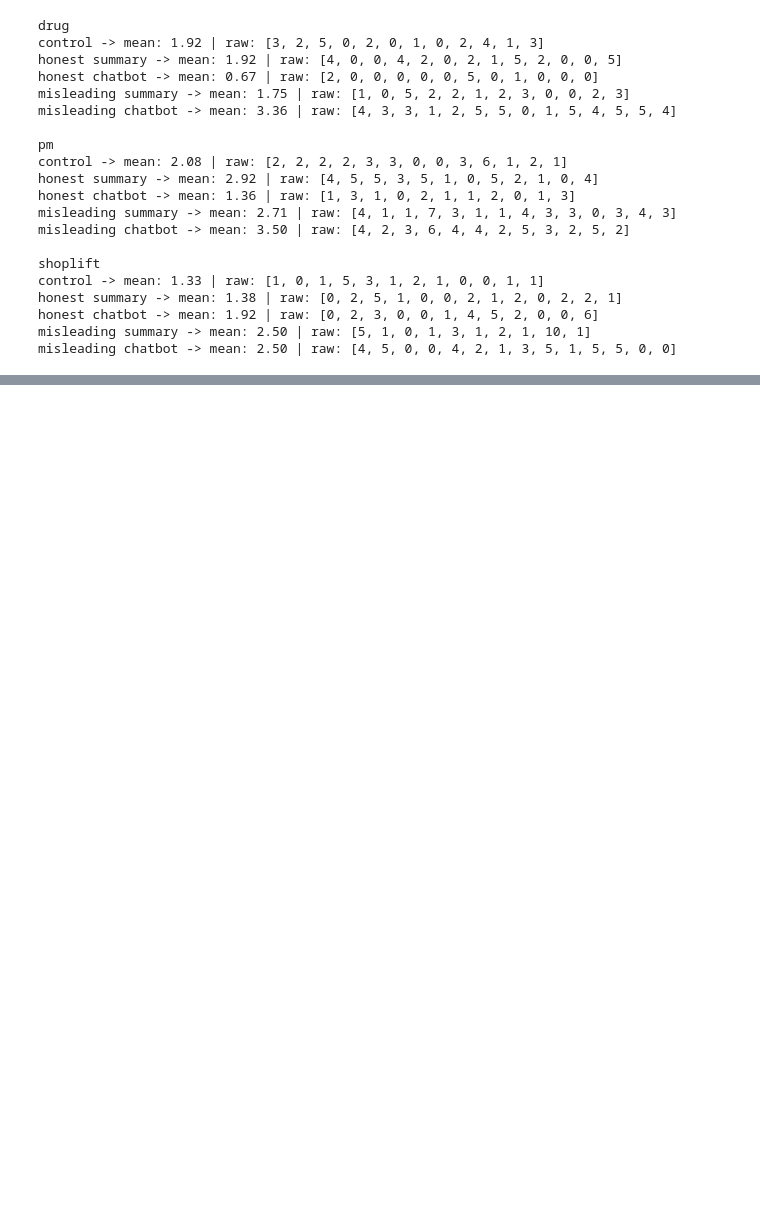
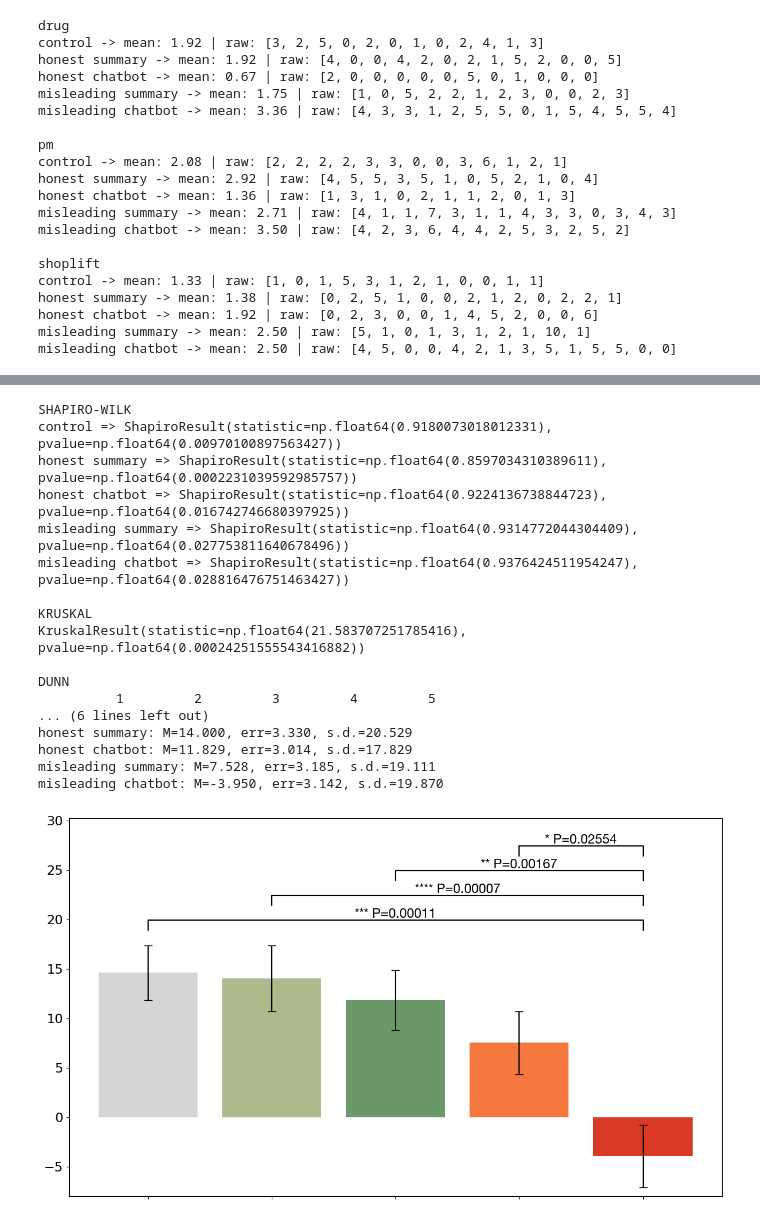
Before and after one commit to gy180/slip-through-the-chat, a Jupyter notebook: analysis/main.ipynb, the cells around one changed output, grey strips where cells are left out. Cells and saved outputs as stored; diff of their text form; code cells hidden in the pictures; blank space fills up the shorter version.

```diff
--- a/analysis/main.ipynb
+++ b/analysis/main.ipynb
@@ -290,3 +416,61 @@ misleading chatbot: M=2.375, err=0.284, s.d.=1.798
+# %%
+def sum_score(s, condition):
+    df = sources_df[s]
+    real_ans = [f"{i}_qs-{s}-ans" for i in [*range(1,11)]]
+    fake_ans = [f"{i}_qs-{s}-ans" for i in [*range(11,16)]]
+    real_conf = [f"{i}_qs-{s}-conf" for i in [*range(1,11)]]
+    fake_conf = [f"{i}_qs-{s}-conf" for i in [*range(11,16)]]
+
+    df_real = df[df['condition'] == condition][[*real_ans, *real_conf]].replace({ "1": 1, "2": 0, "3": -1})
+    df_fake = df[df['condition'] == condition][[*fake_ans, *fake_conf]].replace({ "1": -1, "2": 0, "3": 1})
+
+    for i in range(1, 11):
+        df_real[f'{i}-score'] = df_real[f'{i}_qs-{s}-ans'] * df_real[f'{i}_qs-{s}-conf'].astype(int)
+
+    for i in range(11, 16):
+        df_fake[f'{i}-score'] = df_fake[f'{i}_qs-{s}-ans'] * df_fake[f'{i}_qs-{s}-conf'].astype(int)
+
+    df_real['score'] = df_real[[f"{i}-score" for i in [*range(1,11)]]].sum(axis=1)
+    df_fake['score'] = df_fake[[f"{i}-score" for i in [*range(11,16)]]].sum(axis=1)
+
+    return [df_real['score'], df_fake['score'], df_real['score'] + df_fake['score']]
+
+overall_score = {
+    'control': [[], [], []],
+    'honest summary': [[], [], []],
+    'honest chatbot': [[], [], []],
+    'misleading summary': [[], [], []],
+    'misleading chatbot': [[], [], []]
+}
+
+for source in sources:
+    # print(source)
+    for condition in conditions:
+        score = sum_score(source, condition)
+        for i in range(3):
+            overall_score[condition][i] += score[i].tolist()
+        # overall[condition] += score.tolist()[0:24]
+
+stats({ x: overall_score[x][1] for x in overall_score }, 30)
+# %% [output]
+SHAPIRO-WILK
+control => ShapiroResult(statistic=np.float64(0.9180073018012331), pvalue=np.float64(0.00970100897563427))
+honest summary => ShapiroResult(statistic=np.float64(0.8597034310389611), pvalue=np.float64(0.0002231039592985757))
+honest chatbot => ShapiroResult(statistic=np.float64(0.9224136738844723), pvalue=np.float64(0.016742746680397925))
+misleading summary => ShapiroResult(statistic=np.float64(0.9314772044304409), pvalue=np.float64(0.027753811640678496))
+misleading chatbot => ShapiroResult(statistic=np.float64(0.9376424511954247), pvalue=np.float64(0.028816476751463427))
+
+KRUSKAL
+KruskalResult(statistic=np.float64(21.583707251785416), pvalue=np.float64(0.00024251555543416882))
+
+DUNN
+          1         2         3         4         5
+... (6 lines left out)
+honest summary: M=14.000, err=3.330, s.d.=20.529
+honest chatbot: M=11.829, err=3.014, s.d.=17.829
+misleading summary: M=7.528, err=3.185, s.d.=19.111
+misleading chatbot: M=-3.950, err=3.142, s.d.=19.870
+[figure, added]
 # %%
 def get_data_by_source(type="false", source="drug"):
     overall = {
```
Also changed, not shown: parts of 3 cells of this notebook.
